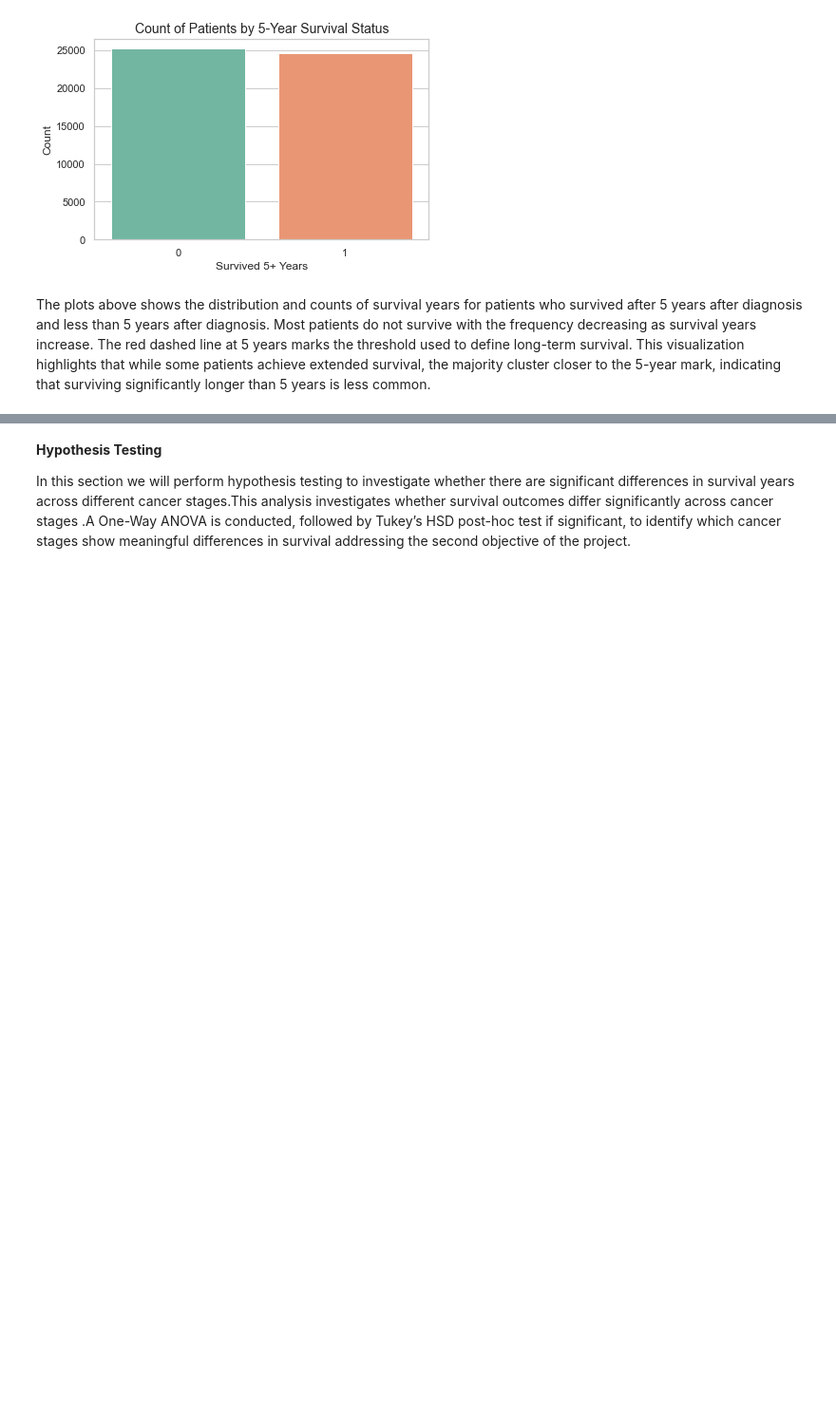
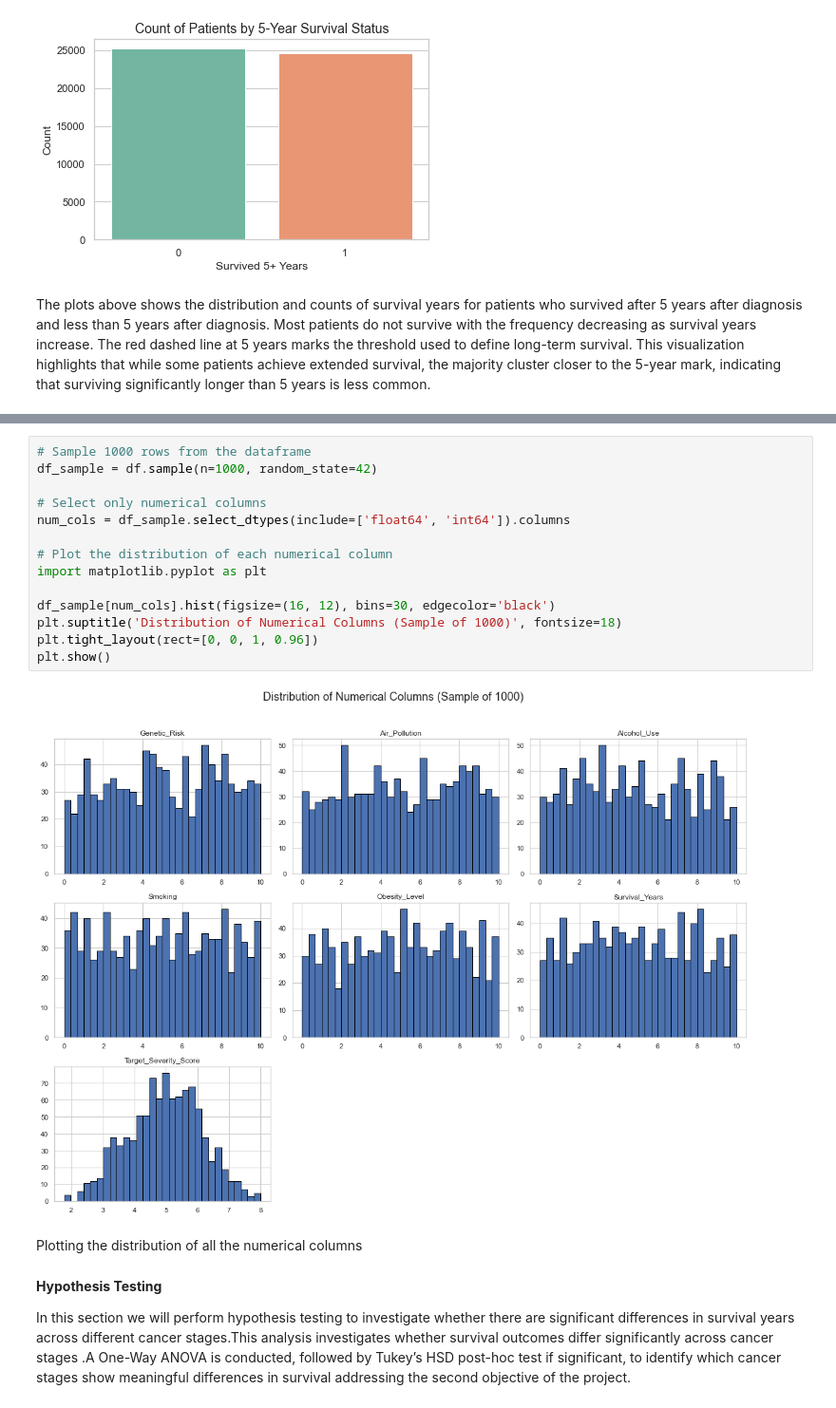
Before and after one commit to Lyster-01/phase3project, a Jupyter notebook: student.ipynb, the cells around one changed output, grey strips where cells are left out. Shown at 95% size. Cells and saved outputs as stored; diff of their text form; blank space fills up the shorter version.

```diff
--- a/student.ipynb
+++ b/student.ipynb
@@ -497,3 +511,21 @@ The plots above shows the distribution and counts of survival years for patients
+# %%
+# Sample 1000 rows from the dataframe
+df_sample = df.sample(n=1000, random_state=42)
+
+# Select only numerical columns
+num_cols = df_sample.select_dtypes(include=['float64', 'int64']).columns
+
+# Plot the distribution of each numerical column
+import matplotlib.pyplot as plt
+
+df_sample[num_cols].hist(figsize=(16, 12), bins=30, edgecolor='black')
+plt.suptitle('Distribution of Numerical Columns (Sample of 1000)', fontsize=18)
+plt.tight_layout(rect=[0, 0, 1, 0.96])
+plt.show()
+# %% [output]
+[figure, added]
+# %% [markdown]
+Plotting the distribution of all the numerical columns
 # %% [markdown]
 **Hypothesis Testing**
 
```
Also changed, not shown: parts of 2 cells of this notebook.
